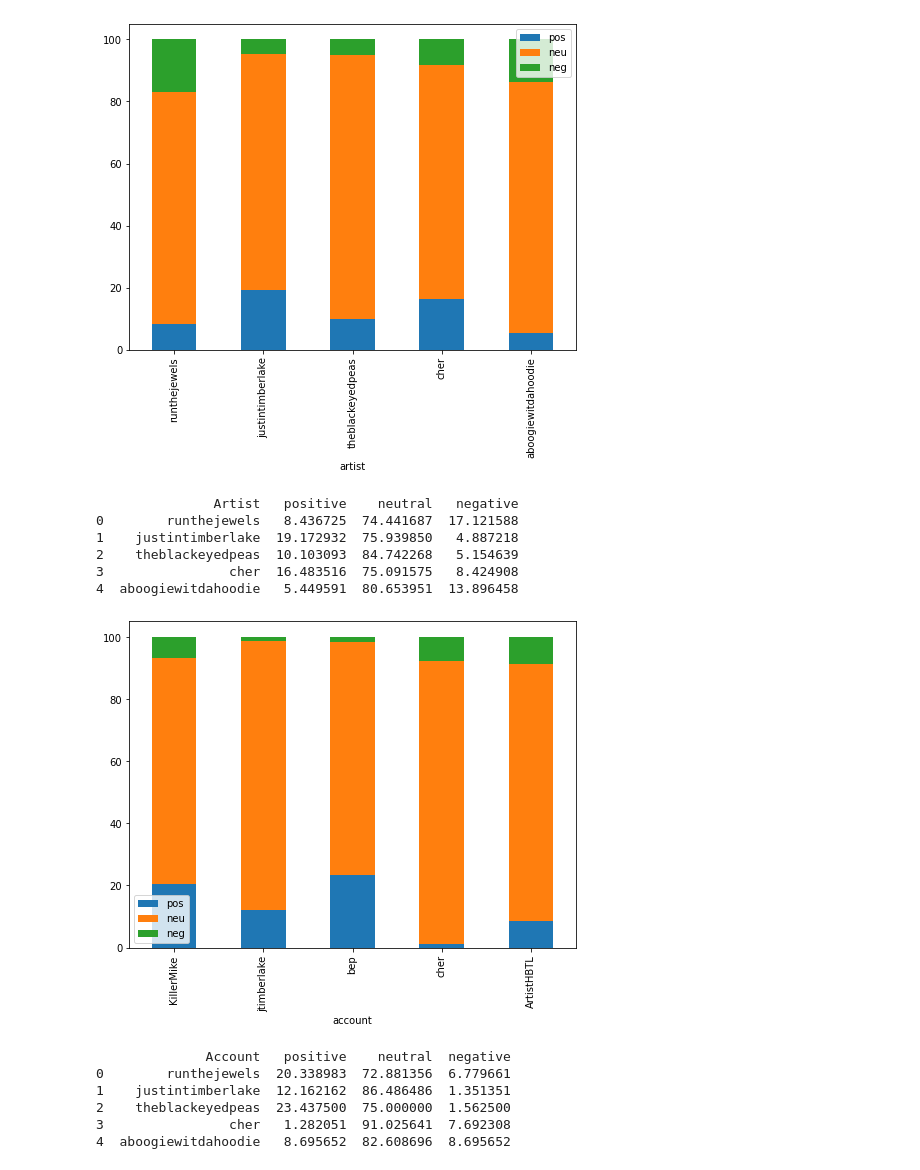
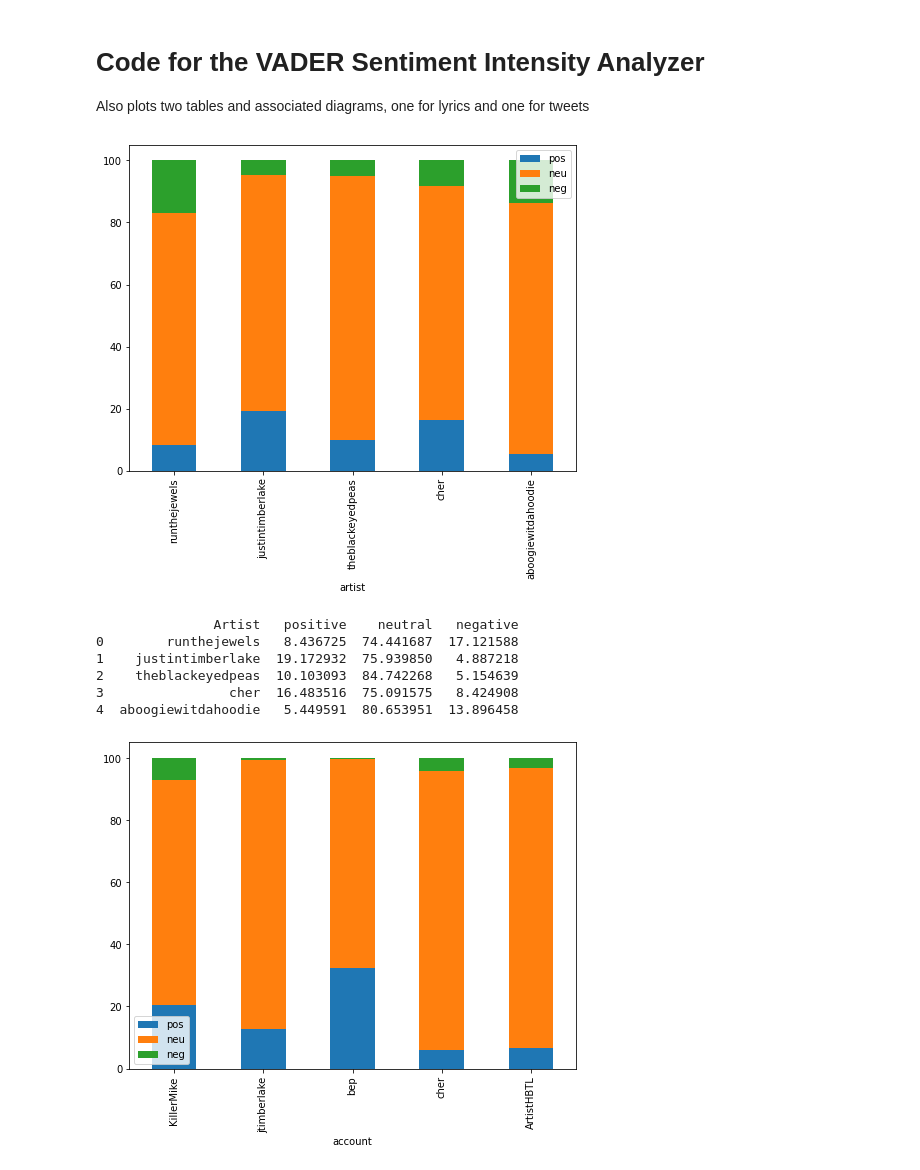
Before and after one commit to fredrikbw/sentimentArtists, a Jupyter notebook: Prosjekt.ipynb, the cells around one changed output. Drawn from its saved outputs; the diff is of its cells as text; code cells hidden in the pictures.

```diff
--- a/Prosjekt.ipynb
+++ b/Prosjekt.ipynb
@@ -192,25 +170,3 @@ def vaderAnalyze(lyrics):
 # %%
 artists = ["runthejewels", "justintimberlake", "theblackeyedpeas", "cher", "aboogiewitdahoodie"]
 accounts = ["KillerMike","jtimberlake", "bep", "cher", "ArtistHBTL"]
-# %%
-import pandas as pd
-import matplotlib.pyplot as plt
-%matplotlib inline
-plt.rcParams['figure.figsize'] = (8,6)
-
-df = pd.DataFrame(columns=('artist', 'words'))
-i=0
-for artist in artists:
-    f = open(artist+'.json', 'rb')
-    num_words = 0
-    all_text = ''
-    for sentence in f.readlines():
-        this_sentence = sentence.decode('utf-8')
-        num_words_this = len(this_sentence.split(" "))
-        num_words += num_words_this
-
-    df.loc[i] = (artist, num_words)
-    i+=1
-
-df.plot.bar(x='artist', y='words', title='Number of Words for each Artist');
-plt.show()
@@ -219,3 +173,7 @@ plt.show()
+# %% [markdown]
+# Code for the VADER Sentiment Intensity Analyzer
+
+Also plots two tables and associated diagrams, one for lyrics and one for tweets
 # %%
 from nltk.sentiment.vader import SentimentIntensityAnalyzer
 
@@ -305,38 +263,32 @@ def plotTweets():
         df2.loc[i] = (account, percent_positive, percent_neutral, percent_negative)
         i+=1
         neg.append(percent_negative)
         pos.append(percent_positive)
         neu.append(percent_neutral)
 
 
     df2.plot.bar(x='account', stacked=True)
     plt.show()
 
 
     tabledata = {'Account': artists,
                  'positive': pos,
                  'neutral': neu,
                  'negative': neg
                 }
 
     percentagedata = pd.DataFrame(tabledata)
 
-    print(percentagedata)
+    percentagedata.head()
 
 plotLyrics()
 plotTweets()
 # %% [output]
 [figure]
                Artist   positive    neutral   negative
 0        runthejewels   8.436725  74.441687  17.121588
 1    justintimberlake  19.172932  75.939850   4.887218
 2    theblackeyedpeas  10.103093  84.742268   5.154639
 3                cher  16.483516  75.091575   8.424908
 4  aboogiewitdahoodie   5.449591  80.653951  13.896458
-[figure, old version]
+[figure, new version]
-              Account   positive    neutral  negative
-0        runthejewels  20.338983  72.881356  6.779661
-1    justintimberlake  12.162162  86.486486  1.351351
-2    theblackeyedpeas  23.437500  75.000000  1.562500
-3                cher   1.282051  91.025641  7.692308
-4  aboogiewitdahoodie   8.695652  82.608696  8.695652
```
Also changed, not shown: parts of 11 cells of this notebook.
